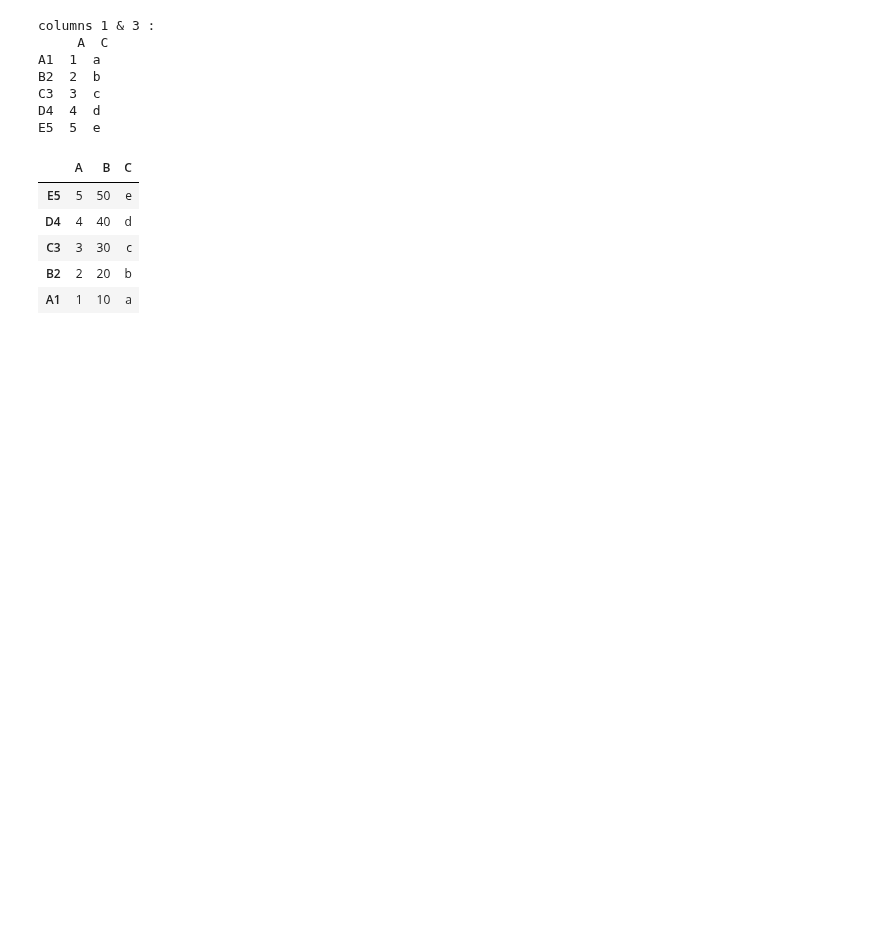
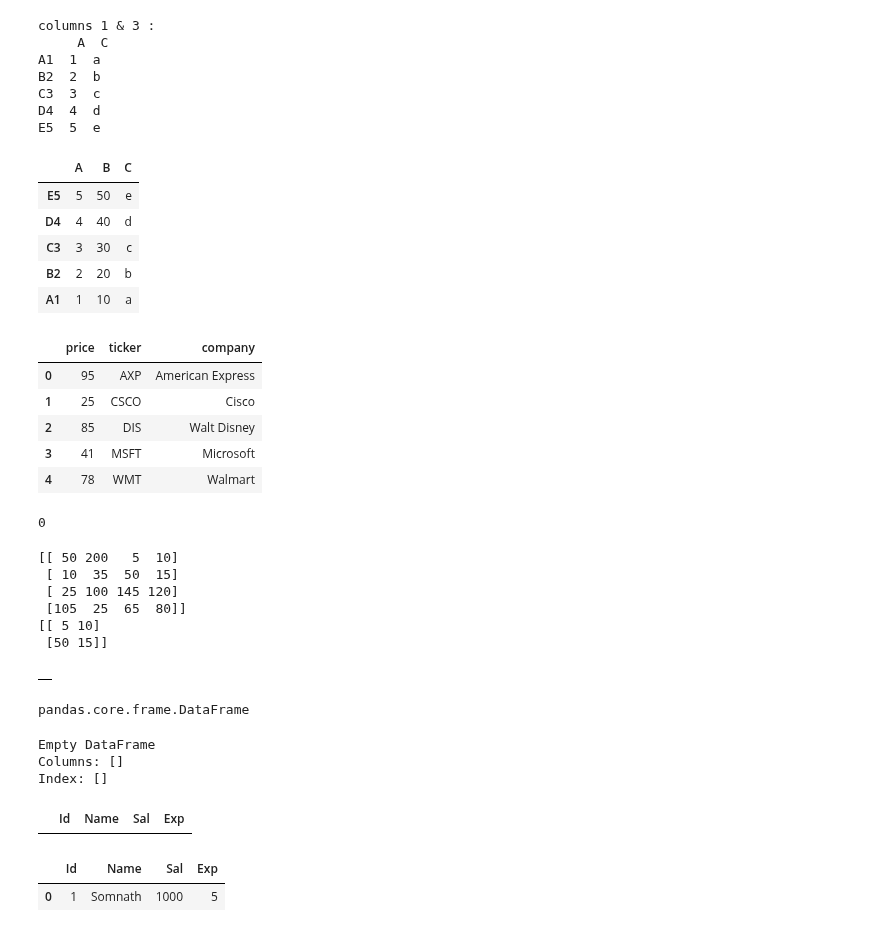
Before and after one commit to sfdxlwcSs/python-Basics, a Jupyter notebook: Self Learning/Pandas.ipynb, the cells around one changed output. Cells and saved outputs as stored; diff of their text form; code cells hidden in the pictures; blank space fills up the shorter version.

```diff
--- a/Self Learning/Pandas.ipynb
+++ b/Self Learning/Pandas.ipynb
@@ -369,3 +387,60 @@ df.sort_values('A',ascending=False)
 | C3 | 3 | 30 | c |
 | B2 | 2 | 20 | b |
 | A1 | 1 | 10 | a |
+# %%
+import pandas as pd
+
+Data = pd.DataFrame({'price':[95, 25, 85, 41, 78],
+
+                     'ticker':['AXP', 'CSCO', 'DIS', 'MSFT', 'WMT'],
+
+                     'company':['American Express', 'Cisco', 'Walt Disney','Microsoft', 'Walmart']})
+
+Data
+# %% [output]
+|  | price | ticker | company |
+| 0 | 95 | AXP | American Express |
+| 1 | 25 | CSCO | Cisco |
+| 2 | 85 | DIS | Walt Disney |
+| 3 | 41 | MSFT | Microsoft |
+| 4 | 78 | WMT | Walmart |
+# %%
+ l=[]
+ np.size(l)
+# %% [output]
+0
+# %%
+a = np.array(([50,200,5,10],[10,35,50,15],[25,100,145,120],[105,25,65,80]))
+
+b = a[:2,2:]
+print(a)
+
+print(b)
+# %% [output]
+[[ 50 200   5  10]
+ [ 10  35  50  15]
+ [ 25 100 145 120]
+ [105  25  65  80]]
+[[ 5 10]
+ [50 15]]
+# %%
+dfBlank=pd.DataFrame()
+dfBlank
+# %% [output]
+|  |
+# %%
+type(dfBlank)
+# %% [output]
+pandas.core.frame.DataFrame
+# %%
+print(dfBlank)
+# %% [output]
+Empty DataFrame
+Columns: []
+Index: []
+# %%
+columnData=['Id','Name','Sal','Exp']
+dfBlank=pd.DataFrame(columns=columnData)
+dfBlank
+# %% [output]
+|  | Id | Name | Sal | Exp |
@@ -371,0 +452,5 @@ df.sort_values('A',ascending=False)
+# %%
+dfBlank
+# %% [output]
+|  | Id | Name | Sal | Exp |
+| 0 | 1 | Somnath | 1000 | 5 |
```
Also changed, not shown: parts of 11 cells of this notebook, 4 other files.
